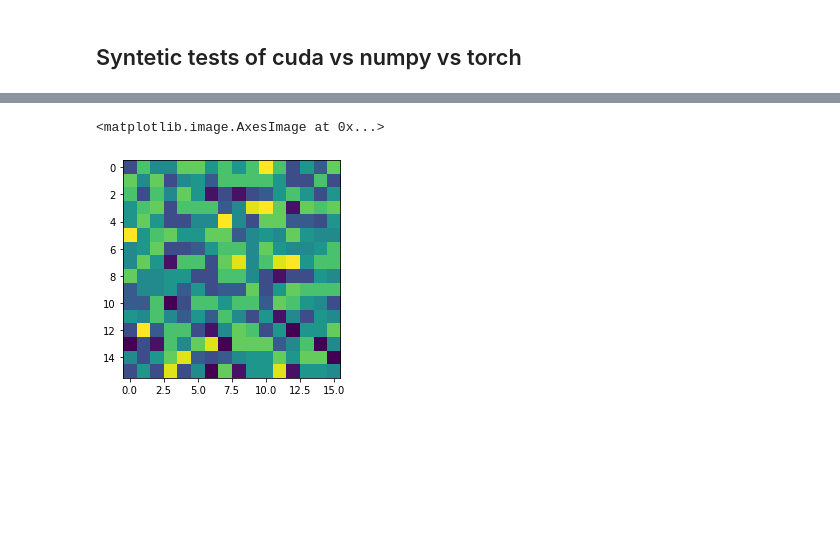
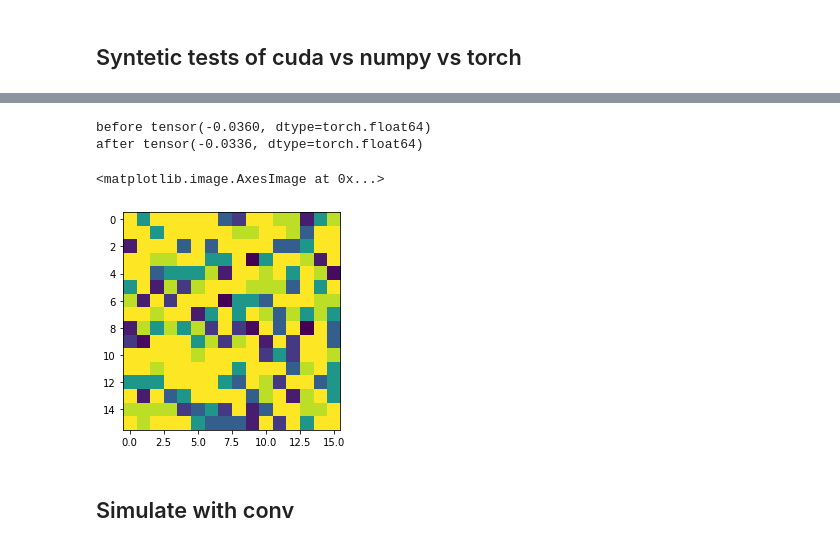
Before and after one commit to danlkv/ising_model, a Jupyter notebook: syntesis/Parallel map.ipynb, the cells around one changed output, grey strips where cells are left out. Drawn from its saved outputs; the diff is of its cells as text; code cells hidden in the pictures; blank space fills up the shorter version.

```diff
--- a/syntesis/Parallel map.ipynb
+++ b/syntesis/Parallel map.ipynb
@@ -39,22 +44,32 @@ plt.imshow(nn_mask)
 # %%
 def get_conv_torch(mask):
+    """ Get 2d torch convolution with mask """
     in_chan, out_chan = 1, 1
     shape = mask.shape
-    l = torch.nn.Conv2d(in_chan, out_chan, shape
+    l = T.nn.Conv2d(in_chan, out_chan, shape
                         , stride=shape
                         , padding=0
                         , bias = False
                        )
-    l.weight.data = torch.from_numpy(mask[np.newaxis, np.newaxis, ...])
+    l.weight.data = T.from_numpy(mask[np.newaxis, np.newaxis, ...])
     return l
 
-def cuda_contr(grid, mask):
-    conv = get_conv_torch(mask)
-    return conv(grid)
+def grid_torch(grid):
+    """ Convert 2-d numpy to 4-d torch with shape 1,1,N,N """
+    gpu_grid = T.from_numpy(grid[np.newaxis, np.newaxis,...]).double()
+    return gpu_grid
 
+def torch_ising(grid, conv, beta):
 
+    dE = 2*conv(grid)[0,0]
 
-grid = ising.get_random_grid(50)
-gpu_grid = torch.from_numpy(grid[np.newaxis, np.newaxis,...]).double()
-%timeit c = cuda_contr(gpu_grid, nn_mask)
-im = c.detach().numpy()[0,0]
+    ixs = np.arange(1, grid.shape[-1]-3, 3)
+    ixs = (0,0) + np.ix_(ixs, ixs)
+    sub = grid[ixs]
+    dE = sub*dE
+
+    acc_prob = T.exp(-beta*F.relu(dE))
+    random = T.rand_like(acc_prob)
+    sub[acc_prob > random] *= -1
+    grid[ixs] = sub
+    return grid, float(dE.sum().detach()), acc_prob
@@ -63,5 +76,19 @@ im = c.detach().numpy()[0,0]
-# %%
-plt.imshow(im)
-# %% [output]
-<matplotlib.image.AxesImage at 0x...>
-[figure, removed]
+# %%
+device = T.device('cpu')
+# %%
+conv = get_conv_torch(nn_mask)
+grid = grid_torch(ising.get_random_grid(50))
+
+gr = grid.to(device)
+conv = conv.to(device)
+print('before', grid.mean())
+grid, dE, acc = torch_ising(gr, conv, beta=1/2)
+print('after', grid.mean())
+plt.imshow(acc.detach().numpy())
+# %% [output]
+before tensor(-0.0360, dtype=torch.float64)
+after tensor(-0.0336, dtype=torch.float64)
+<matplotlib.image.AxesImage at 0x...>
+[figure, added]
+# %% [markdown]
+## Simulate with conv
```
Also changed, not shown: parts of 15 cells of this notebook, 1 other file.
